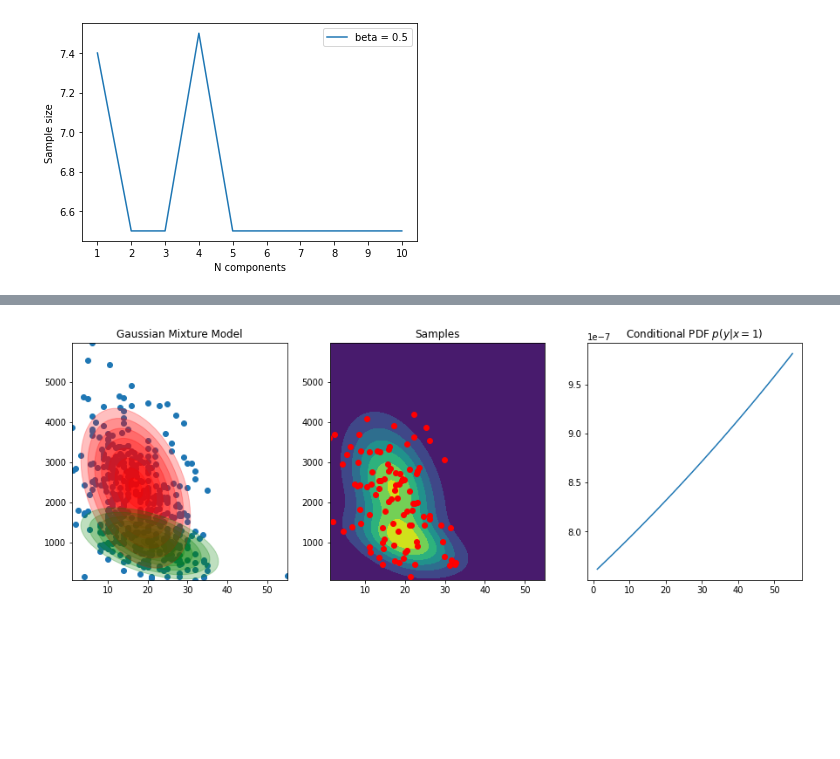
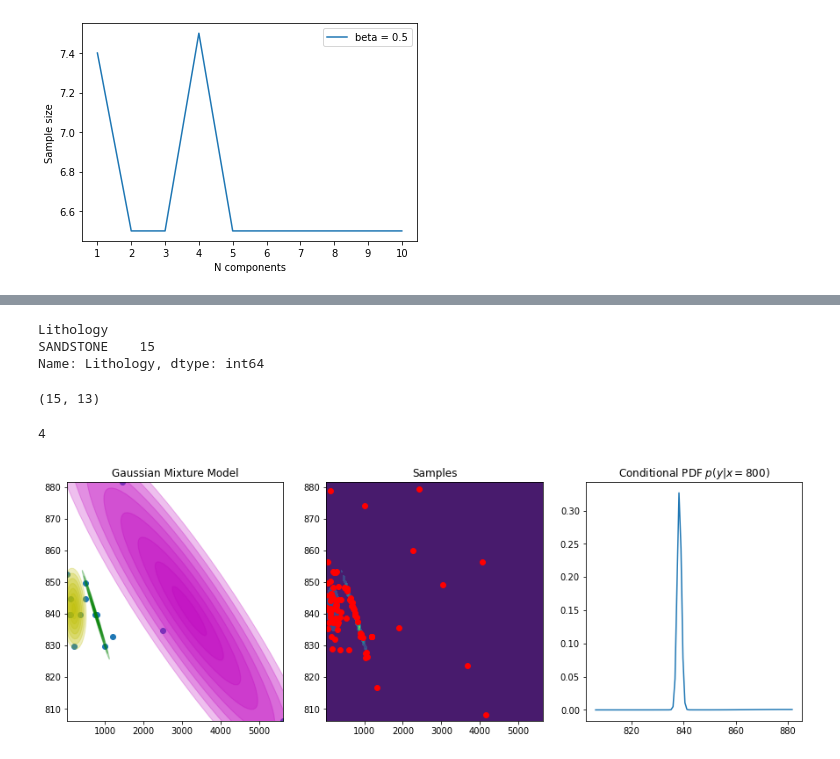
Before and after one commit to aimclub/BAMT, a Jupyter notebook: experiments/gmm_experiments.ipynb, the cells around one changed output, grey strips where cells are left out. Drawn from its saved outputs; the diff is of its cells as text; code cells hidden in the pictures; blank space fills up the shorter version.

```diff
--- a/experiments/gmm_experiments.ipynb
+++ b/experiments/gmm_experiments.ipynb
@@ -35,7 +38,7 @@ from sklearn.datasets import make_spd_matrix
 # %%
 geo = pd.read_csv('../data/daks_processed_with_rf.csv')
 geo.head(10)
-columns = ['Tectonic regime', 'Period', 'Lithology', 'Structural setting', 'Hydrocarbon type', 'Gross','Netpay','Porosity','Permeability', 'Depth', 'Oil density', 'Oil recovery factor']
+columns = ['Tectonic regime', 'Period', 'Lithology', 'Structural setting', 'Hydrocarbon type', 'Depositional environment', 'Gross','Netpay','Porosity','Permeability', 'Depth', 'Oil density', 'Oil recovery factor']
 geo = geo[columns]
 geo.dropna(inplace=True)
 geo.reset_index(inplace=True, drop=True)
@@ -78,6 +82,10 @@ for c in columns:
 geo_coded, label_coder = code_categories(geo, 'label', colums_for_code)
 geo_discrete, coder = discretization(geo_coded, 'equal_frequency', columns_for_disc)
 geo_only_discrete, discrete_coder = discretization(geo, 'equal_frequency', columns_for_disc)
+# %%
+for col in ['Netpay', 'Porosity', 'Permeability']:
+    geo[col + '_bin'] = geo_discrete[col]
+    geo_types[col + '_bin'] = 'disc'
 # %%
 bn_full = structure_learning(geo_discrete, 'HC', geo_types, 'K2')
 bn_full
@@ -426,3 +516,18 @@ plt.legend()
+# %%
+geo_sample = geo.loc[(geo['Tectonic regime'] == 'EXTENSION') & (geo['Lithology'] == 'SANDSTONE') & (geo['Period'] == 'JURASSIC')]
+geo_sample.groupby('Lithology')['Lithology'].count()
+# %% [output]
+Lithology
+SANDSTONE    15
+Name: Lithology, dtype: int64
+# %%
+geo_sample.shape
+# %% [output]
+(15, 13)
+# %%
+n_component(geo_sample, ['Permeability', 'Oil density'])
+# %% [output]
+4
 # %%
 import numpy as np
 import matplotlib.pyplot as plt
@@ -432,8 +537,8 @@ from gmr import GMM, plot_error_ellipses
 
 random_state = check_random_state(0)
 
-n_samples = geo.shape[0]
-n_features = 1
+n_samples = geo_sample.shape[0]
+n_features = 2
 # X = np.ndarray((n_samples, n_features))
 # X[:n_samples // 3, :] = random_state.multivariate_normal(
 #     [0.0, 1.0], [[0.5, -1.0], [-1.0, 5.0]], size=(n_samples // 3,))
@@ -441,44 +546,44 @@ n_features = 1
 #     [-2.0, -2.0], [[3.0, 1.0], [1.0, 1.0]], size=(n_samples // 3,))
 # X[-n_samples // 3:, :] = random_state.multivariate_normal(
 #     [3.0, 1.0], [[3.0, -1.0], [-1.0, 1.0]], size=(n_samples // 3,))
-X = geo[['Porosity', 'Depth']].values
+X = geo_sample[['Permeability', 'Oil density']].values
 
-gmm = GMM(n_components=2, random_state=random_state)
+gmm = GMM(n_components=4, random_state=random_state)
 gmm.from_samples(X)
-cond = gmm.condition(np.array([0]), np.array([1.0]))
-x_min = np.min(geo['Porosity'].values)
-x_max = np.max(geo['Porosity'].values)
-y_min = np.min(geo['Depth'].values)
-y_max = np.max(geo['Depth'].values)
+cond = gmm.condition(np.array([0]), np.array([800]))
+x_min = np.min(geo_sample['Permeability'].values)
+x_max = np.max(geo_sample['Permeability'].values)
+y_min = np.min(geo_sample['Oil density'].values)
+y_max = np.max(geo_sample['Oil density'].values)
 plt.figure(figsize=(15, 5))
 
 plt.subplot(1, 3, 1)
 plt.title("Gaussian Mixture Model")
 plt.xlim((x_min, x_max))
 plt.ylim((y_min, y_max))
-plot_error_ellipses(plt.gca(), gmm, colors=["r", "g"])
+plot_error_ellipses(plt.gca(), gmm, colors=["c", "m", "y", "g"])
 plt.scatter(X[:, 0], X[:, 1])
 
 plt.subplot(1, 3, 2)
 plt.title("Samples")
 plt.xlim((x_min, x_max))
 plt.ylim((y_min, y_max))
 x, y = np.meshgrid(np.linspace(x_min, x_max, 100), np.linspace(y_min, y_max, 100))
 X_test = np.vstack((x.ravel(), y.ravel())).T
 p = gmm.to_probability_density(X_test)
 p = p.reshape(*x.shape)
 plt.contourf(x, y, p)
 X_sampled = gmm.sample(100)
 plt.scatter(X_sampled[:, 0], X_sampled[:, 1], c="r")
 
 plt.subplot(1, 3, 3)
-plt.title("Conditional PDF $p(y | x = 1)$")
-X_test = np.linspace(x_min, x_max, 100)
+plt.title("Conditional PDF $p(y | x = 800)$")
+X_test = np.linspace(y_min, y_max, 100)
 plt.plot(X_test, cond.to_probability_density(X_test[:, np.newaxis]))
 
 plt.show()
 # %% [output]
-[figure, old version]
+[figure, new version]
 # %%
 import numpy as np
 import matplotlib.pyplot as plt
```
Also changed, not shown: parts of 22 cells of this notebook, 4 other files.
